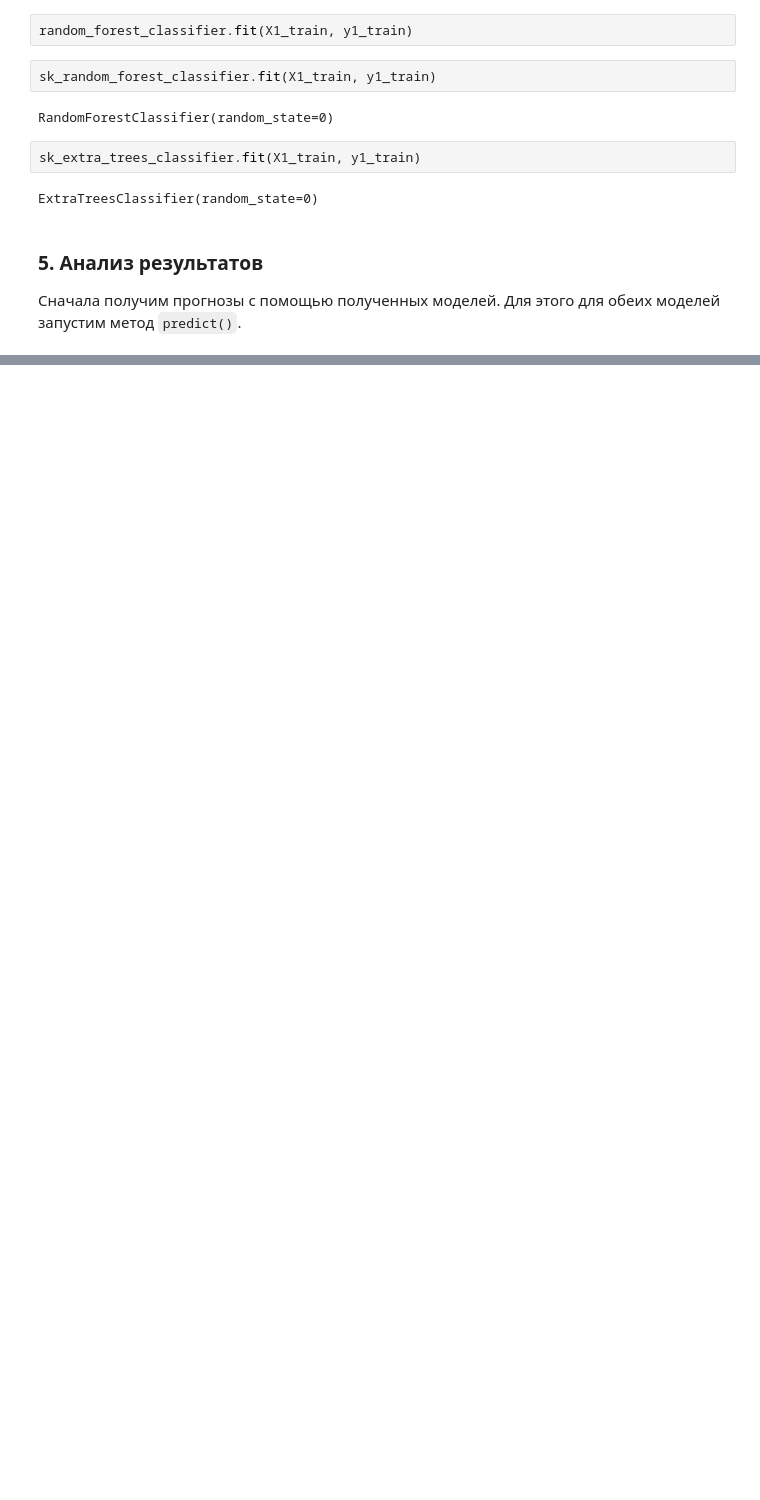
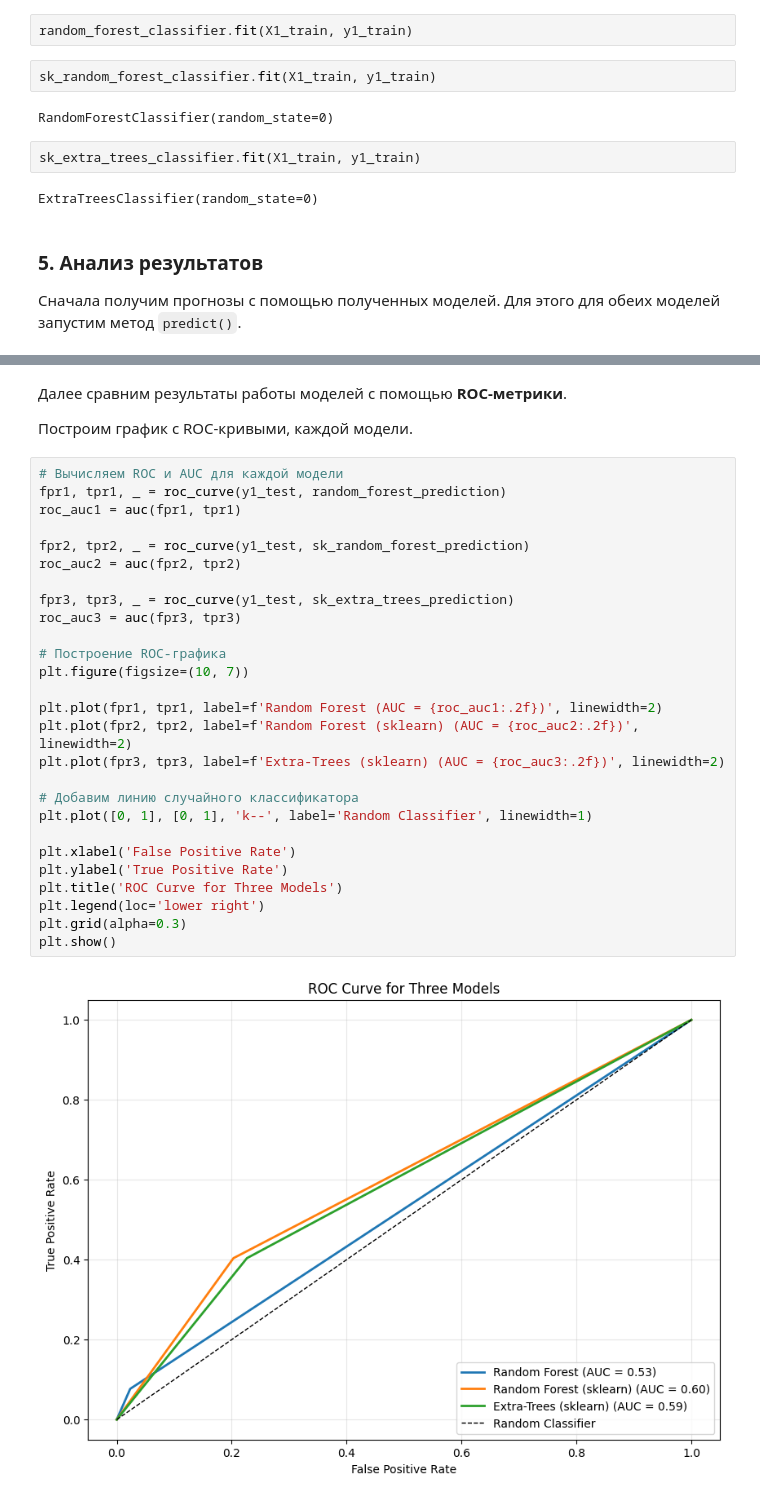
Before and after one commit to bahtey101/credit-scoring, a Jupyter notebook: 7th-semester/credit_scoring.ipynb, the cells around one changed output, grey strips where cells are left out. Cells and saved outputs as stored; diff of their text form; blank space fills up the shorter version.

```diff
--- a/7th-semester/credit_scoring.ipynb
+++ b/7th-semester/credit_scoring.ipynb
@@ -537,0 +620,33 @@ sk_extra_trees_accuracy = accuracy_score(y1_test, sk_extra_trees_prediction)
+# %% [markdown]
+Далее сравним результаты работы моделей с помощью **ROC-метрики**.
+
+Построим график с ROC-кривыми, каждой модели.
+# %%
+# Вычисляем ROC и AUC для каждой модели
+fpr1, tpr1, _ = roc_curve(y1_test, random_forest_prediction)
+roc_auc1 = auc(fpr1, tpr1)
+
+fpr2, tpr2, _ = roc_curve(y1_test, sk_random_forest_prediction)
+roc_auc2 = auc(fpr2, tpr2)
+
+fpr3, tpr3, _ = roc_curve(y1_test, sk_extra_trees_prediction)
+roc_auc3 = auc(fpr3, tpr3)
+
+# Построение ROC-графика
+plt.figure(figsize=(10, 7))
+
+plt.plot(fpr1, tpr1, label=f'Random Forest (AUC = {roc_auc1:.2f})', linewidth=2)
+plt.plot(fpr2, tpr2, label=f'Random Forest (sklearn) (AUC = {roc_auc2:.2f})', linewidth=2)
+plt.plot(fpr3, tpr3, label=f'Extra-Trees (sklearn) (AUC = {roc_auc3:.2f})', linewidth=2)
+
+# Добавим линию случайного классификатора
+plt.plot([0, 1], [0, 1], 'k--', label='Random Classifier', linewidth=1)
+
+plt.xlabel('False Positive Rate')
+plt.ylabel('True Positive Rate')
+plt.title('ROC Curve for Three Models')
+plt.legend(loc='lower right')
+plt.grid(alpha=0.3)
+plt.show()
+# %% [output]
+[figure, added]
```
Also changed, not shown: parts of 16 cells of this notebook, 1 other file.
